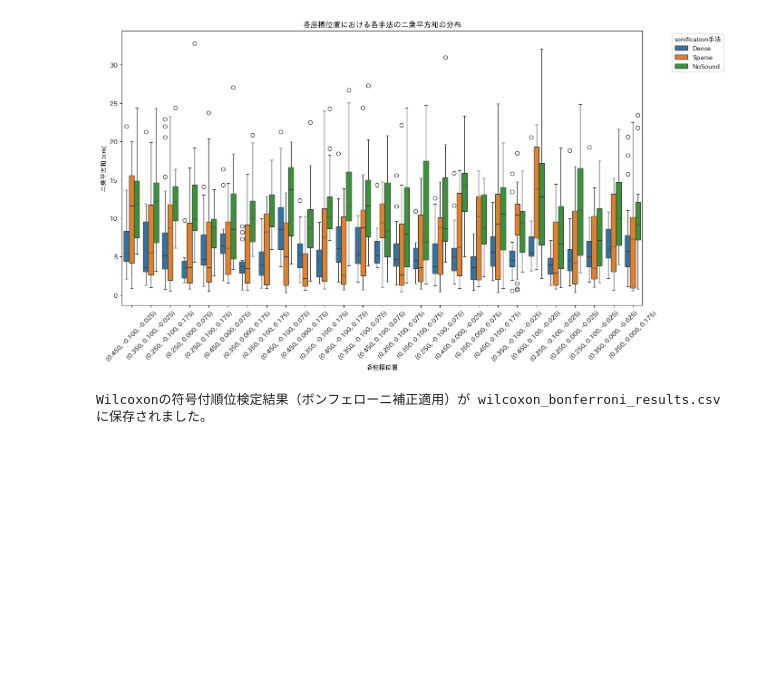
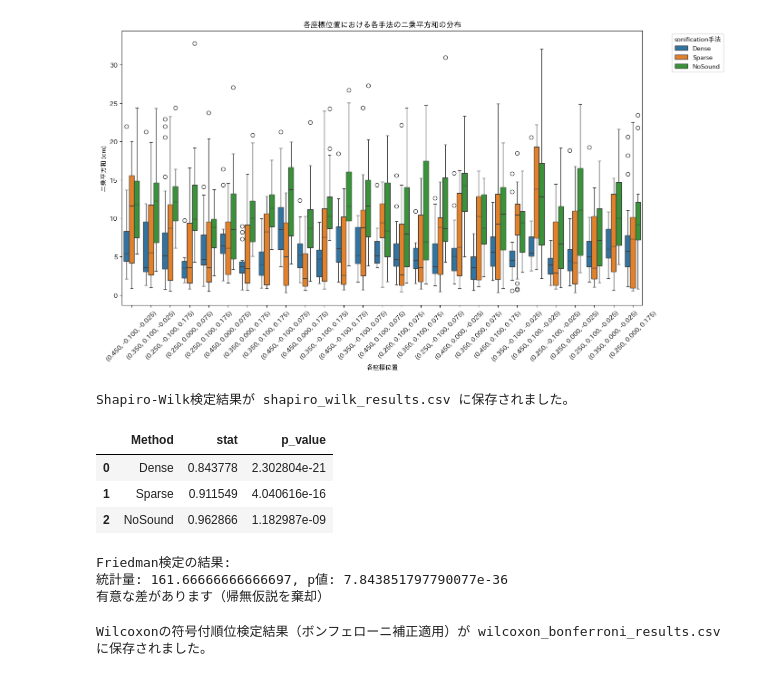
Before and after one commit to takaharayota531/poster-exp-analysis, a Jupyter notebook: 本予備実験3/main-exp3-all-001.ipynb, the cells around one changed output. Saved outputs shown, nothing was run; the diff lists cells and outputs as text; code cells hidden in the pictures; blank space fills up the shorter version.

```diff
--- a/本予備実験3/main-exp3-all-001.ipynb
+++ b/本予備実験3/main-exp3-all-001.ipynb
@@ -307,6 +307,57 @@ plt.show()
 # %% [output]
 [figure]
 [figure]
+# %%
+import scipy.stats as stats
+
+# 正規性の検定
+shapiro_results = []
+
+for method in df_all['Method_Label'].unique():
+    stat, p_value = stats.shapiro(df_all[df_all['Method_Label'] == method]['Sum_Squared_Error'])
+    shapiro_results.append({ 'Method': method, 'stat': stat, 'p_value': p_value})
+
+# 結果をデータフレームに変換
+df_results = pd.DataFrame(shapiro_results)
+
+# 正規性の検定結果をCSVファイルとして保存
+output_file = 'shapiro_wilk_results.csv'
+df_results.to_csv(output_file, index=False)
+
+print(f"Shapiro-Wilk検定結果が {output_file} に保存されました。")
+
+# 結果の一部を表示
+df_results
+# %% [output]
+Shapiro-Wilk検定結果が shapiro_wilk_results.csv に保存されました。
+|  | Method | stat | p_value |
+| 0 | Dense | 0.843778 | 2.302804e-21 |
+| 1 | Sparse | 0.911549 | 4.040616e-16 |
+| 2 | NoSound | 0.962866 | 1.182987e-09 |
+# %%
+# Friedman検定を実行
+# 対応のあるデータをリスト形式に変換
+# 例: Dense, Sparse, NoSound の条件ごとの Sum_Squared_Error をリスト形式にまとめる
+data_dense = df_all[df_all['Method_Label'] == 'Dense']['Sum_Squared_Error'].values
+data_sparse = df_all[df_all['Method_Label'] == 'Sparse']['Sum_Squared_Error'].values
+data_nosound = df_all[df_all['Method_Label'] == 'NoSound']['Sum_Squared_Error'].values
+
+# 各条件のデータをFriedman検定に入力
+stat, p_value = stats.friedmanchisquare(data_dense, data_sparse, data_nosound)
+
+# 検定結果を出力
+print("Friedman検定の結果:")
+print(f"統計量: {stat}, p値: {p_value}")
+
+# 検定結果を解釈
+if p_value < 0.05:
+    print("有意な差があります（帰無仮説を棄却）")
+else:
+    print("有意な差はありません（帰無仮説を棄却できません）")
+# %% [output]
+Friedman検定の結果:
+統計量: 161.66666666666697, p値: 7.843851797790077e-36
+有意な差があります（帰無仮説を棄却）
 # %%
 from itertools import combinations
 import numpy as np
```
Also changed, not shown: 3 other files.
